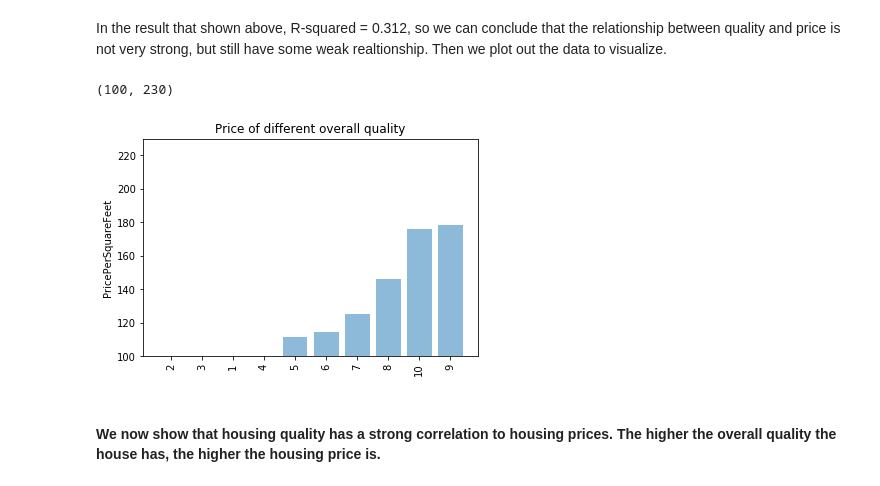
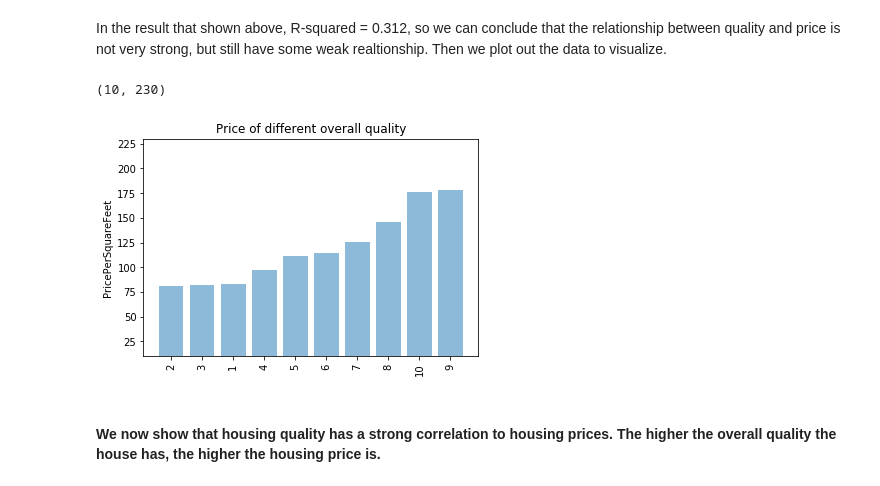
Before and after one commit to muh005/Housing-Price-Analysis, a Jupyter notebook: FinalProject.ipynb, the cells around one changed output. Drawn from its saved outputs; the diff is of its cells as text; code cells hidden in the pictures.

```diff
--- a/FinalProject.ipynb
+++ b/FinalProject.ipynb
@@ -134,19 +134,19 @@ In the result that shown above, R-squared = 0.312, so we can conclude that the r
 # %%
 avg = []
 x = df['OverallQual'].unique()
 for type in df['OverallQual'].unique():
     avg.append(df[df['OverallQual'] == type]['PricePerSquare'].mean())
 avg, x = zip(*sorted(zip(avg, x)))
 y_pos = np.arange(len(x))
 plt.bar(y_pos, avg, align='center', alpha=0.5)
 plt.xticks(y_pos,  x, rotation = 90)
 plt.ylabel('PricePerSquareFeet')
 plt.title('Price of different overall quality')
 axes = plt.gca()
-axes.set_ylim([100,230])
+axes.set_ylim([10,230])
 # %% [output]
-(100, 230)
+(10, 230)
-[figure, old version]
+[figure, new version]
 # %% [markdown]
 #### We now show that housing quality has a strong correlation to housing prices. The higher the overall quality the house has, the higher the housing price is.
 # %% [markdown]
```
Also changed, not shown: parts of 4 cells of this notebook.
